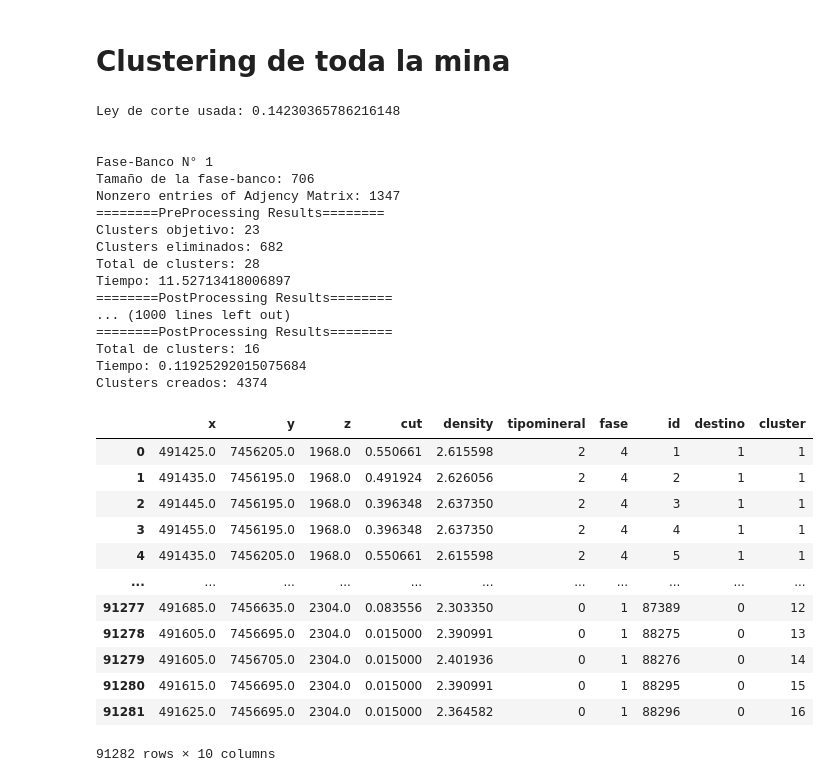
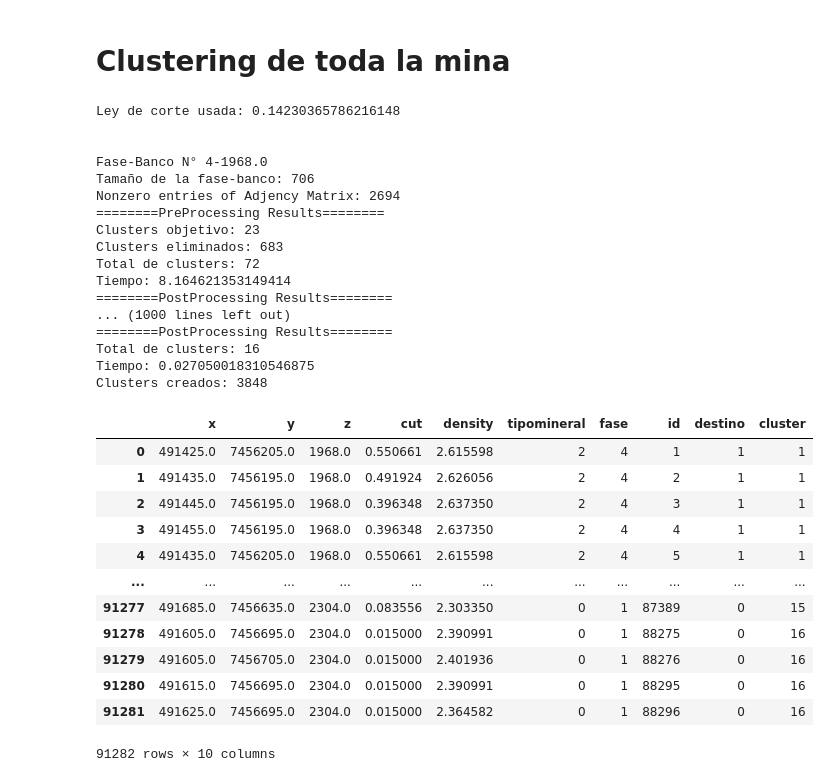
Before and after one commit to Felipe-Asbun-Torres/Laboratorio-2, a Jupyter notebook: ClusteringTabesh2013.ipynb, the cells around one changed output. Cells and saved outputs as stored; diff of their text form; code cells hidden in the pictures.

```diff
--- a/ClusteringTabesh2013.ipynb
+++ b/ClusteringTabesh2013.ipynb
@@ -866,10 +868,10 @@ def ClusteringSalman(
                 ley_media_p = ley_media_p.sum()/sum_density_p
 
                 diff_ley_media = np.abs(ley_media-ley_media_p)
-                print(diff_ley_media)
+                # print(diff_ley_media)
                 if diff_ley_media < min:
                     id_min = p
-                print(id_min)
+                # print(id_min)
 
             fase_banco.loc[fase_banco['cluster'] == id, 'cluster'] = id_min
 
@@ -885,11 +887,11 @@ def ClusteringSalman(
         execution_time = tiempo_agregacion + tiempo_postprocesado
     else:
         execution_time = tiempo_agregacion
-    return [fase_banco, N_Clusters, adj_matrix_copy, sim_matrix_copy, execution_time, adj_matrix_sparse]
+    return [fase_banco, N_Clusters, execution_time, adj_matrix_copy, sim_matrix_copy, adj_matrix_sparse]
 # %%
-# Fase-Banco de prueba: fase=2, z=2096
-fase = 2
-z = 2096
+# Fase-Banco de prueba: fase=2, z=2096  4-2064.0
+fase = 4
+z = 2064
 
 P = 4
 R = 0.85
@@ -938,14 +940,7 @@ y_min = np.min(fase_banco['y'].values)-10
 x_max = np.max(fase_banco['x'].values)+10
 y_max = np.max(fase_banco['y'].values)+10
 
-(fase_banco_tabesh, N_Clusters, adj_matrix_copy, sim_matrix_copy, execution_time, A) = ClusteringSalman(fase_banco, Tabesh=True, directional_mining=True, P_inicio=(x_min, y_min), P_final=(x_max, y_max), PostProcessing=True)
+(fase_banco_tabesh, N_Clusters, execution_time, adj_matrix_copy, sim_matrix_copy, A) = ClusteringSalman(fase_banco, Tabesh=True, directional_mining=False, P_inicio=(x_min, y_min), P_final=(x_max, y_max), PostProcessing=True, Debug=True)
 print(f'\n')
-
-# print(f'Clustering Mine:')
-# fase_banco_mine = Clustering(fase_banco, Tabesh=False)[0]
-# print(f'\n')
-
-# print(f'Clustering Sin PostProcesado:')
-# fase_banco_withouth_post = Clustering(fase_banco, PostProcessing=False)[0]
 # %% [output]
 Clustering Tabesh:
@@ -1045,6 +1031,9 @@ ley_corte = ley_marginal*100
 print(f'Ley de corte usada: {ley_corte}')
 fases = mina_df['fase'].unique()
 
+Tamaños_fase_banco = []
+Tiempos_clusterizacion_fase_banco = []
+
 mina_clusterizada = None
 contador_bancos = 1
 contador_clusters = 0
@@ -1056,49 +1045,56 @@ for fase in fases:
         fase_banco = mina_df[(mina_df['fase'] == fase) & (mina_df['z'] == banco)].copy()
         fase_banco.reset_index(drop=True, inplace=True)
         fase_banco['destino'] = [1 if fase_banco.iloc[i]['cut']>= ley_corte else 0 for i in range(len(fase_banco))]
+        Tamaños_fase_banco.append(len(fase_banco))
 
         print(f'Tamaño de la fase-banco: {len(fase_banco)}')
-        (fase_banco, n_clusters) = Clustering(fase_banco)[0:2]
+        x_min = np.min(fase_banco['x'].values)-10
+        y_min = np.min(fase_banco['y'].values)-10
+        x_max = np.max(fase_banco['x'].values)+10
+        y_max = np.max(fase_banco['y'].values)+10
+        (fase_banco, n_clusters, execution_time) = ClusteringSalman(fase_banco, Tabesh=True, PostProcessing=True, directional_mining=True, P_inicio=(x_min, y_min), P_final=(x_max, y_max))[0:3]
         if contador_bancos==1:
             mina_clusterizada = fase_banco.copy()
         else:
             mina_clusterizada = pd.concat([mina_clusterizada, fase_banco], ignore_index=True)
 
         contador_bancos +=1
         contador_clusters += n_clusters
 
+        Tiempos_clusterizacion_fase_banco.append(execution_time)
 
 print(f'Clusters creados: {contador_clusters}')
 
+
 mina_clusterizada
 # %% [output]
 Ley de corte usada: 0.14230365786216148
 
 
-Fase-Banco N° 1
+Fase-Banco N° 4-1968.0
 Tamaño de la fase-banco: 706
-Nonzero entries of Adjency Matrix: 1347
+Nonzero entries of Adjency Matrix: 2694
 ========PreProcessing Results========
 Clusters objetivo: 23
-Clusters eliminados: 682
-Total de clusters: 28
-Tiempo: 11.52713418006897
+Clusters eliminados: 683
+Total de clusters: 72
+Tiempo: 8.164621353149414
 ========PostProcessing Results========
 ... (1000 lines left out)
 ========PostProcessing Results========
 Total de clusters: 16
-Tiempo: 0.11925292015075684
-Clusters creados: 4374
+Tiempo: 0.027050018310546875
+Clusters creados: 3848
 |  | x | y | z | cut | density | tipomineral | fase | id | destino | cluster |
 | 0 | 491425.0 | 7456205.0 | 1968.0 | 0.550661 | 2.615598 | 2 | 4 | 1 | 1 | 1 |
 | 1 | 491435.0 | 7456195.0 | 1968.0 | 0.491924 | 2.626056 | 2 | 4 | 2 | 1 | 1 |
 | 2 | 491445.0 | 7456195.0 | 1968.0 | 0.396348 | 2.637350 | 2 | 4 | 3 | 1 | 1 |
 | 3 | 491455.0 | 7456195.0 | 1968.0 | 0.396348 | 2.637350 | 2 | 4 | 4 | 1 | 1 |
 | 4 | 491435.0 | 7456205.0 | 1968.0 | 0.550661 | 2.615598 | 2 | 4 | 5 | 1 | 1 |
 | ... | ... | ... | ... | ... | ... | ... | ... | ... | ... | ... |
-| 91277 | 491685.0 | 7456635.0 | 2304.0 | 0.083556 | 2.303350 | 0 | 1 | 87389 | 0 | 12 |
-| 91278 | 491605.0 | 7456695.0 | 2304.0 | 0.015000 | 2.390991 | 0 | 1 | 88275 | 0 | 13 |
-| 91279 | 491605.0 | 7456705.0 | 2304.0 | 0.015000 | 2.401936 | 0 | 1 | 88276 | 0 | 14 |
-| 91280 | 491615.0 | 7456695.0 | 2304.0 | 0.015000 | 2.390991 | 0 | 1 | 88295 | 0 | 15 |
+| 91277 | 491685.0 | 7456635.0 | 2304.0 | 0.083556 | 2.303350 | 0 | 1 | 87389 | 0 | 15 |
+| 91278 | 491605.0 | 7456695.0 | 2304.0 | 0.015000 | 2.390991 | 0 | 1 | 88275 | 0 | 16 |
+| 91279 | 491605.0 | 7456705.0 | 2304.0 | 0.015000 | 2.401936 | 0 | 1 | 88276 | 0 | 16 |
+| 91280 | 491615.0 | 7456695.0 | 2304.0 | 0.015000 | 2.390991 | 0 | 1 | 88295 | 0 | 16 |
 | 91281 | 491625.0 | 7456695.0 | 2304.0 | 0.015000 | 2.364582 | 0 | 1 | 88296 | 0 | 16 |
 91282 rows × 10 columns
```
Also changed, not shown: parts of 14 cells of this notebook.
